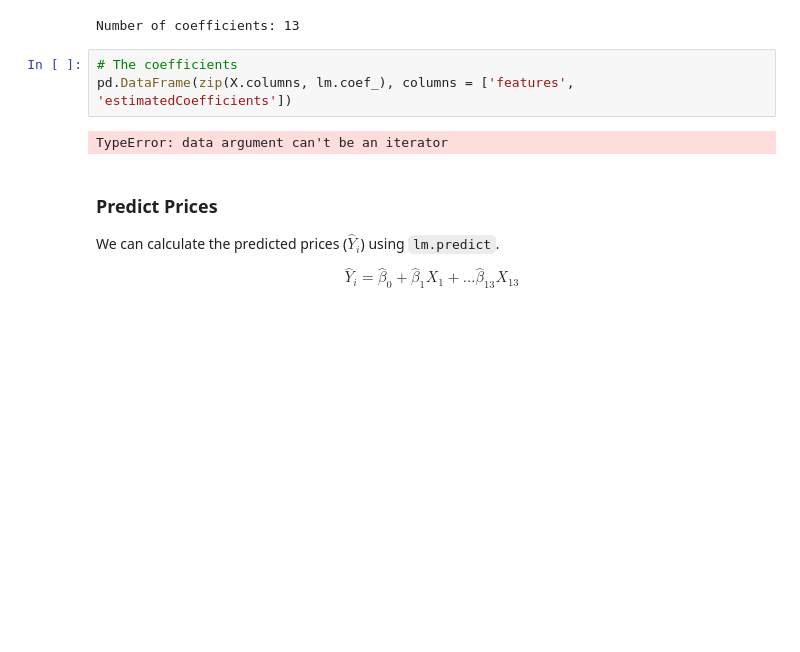
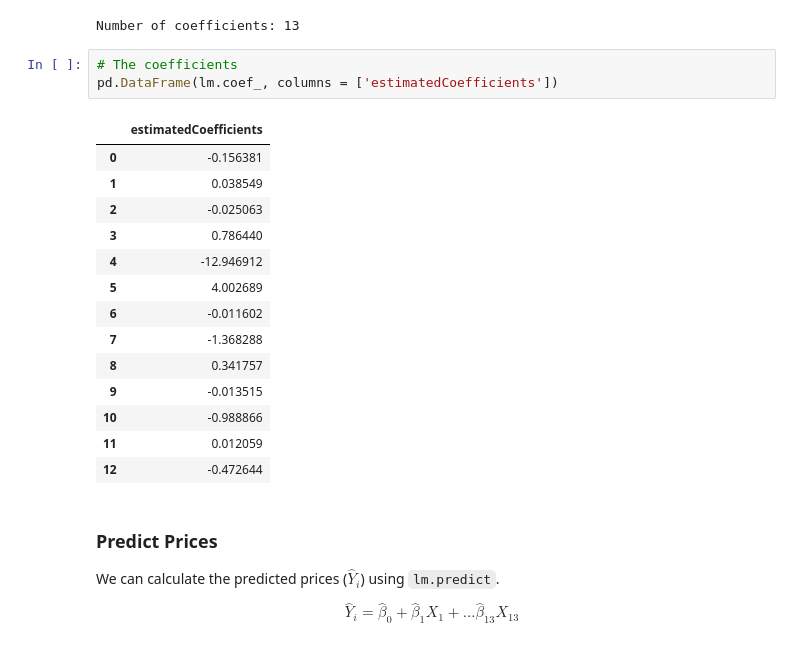
Before and after one commit to aecaruso/DataScienceIntensive, a Jupyter notebook: Mini_Project_Linear_Regression.ipynb, the cells around one changed output. Cells and saved outputs as stored; diff of their text form; blank space fills up the shorter version.

```diff
--- a/Mini_Project_Linear_Regression.ipynb
+++ b/Mini_Project_Linear_Regression.ipynb
@@ -490,9 +490,22 @@ print ('Number of coefficients:', len(lm.coef_))
 Number of coefficients: 13
 # %%
 # The coefficients
-pd.DataFrame(zip(X.columns, lm.coef_), columns = ['features', 'estimatedCoefficients'])
+pd.DataFrame(lm.coef_, columns = ['estimatedCoefficients'])
 # %% [output]
-TypeError: data argument can't be an iterator
+|  | estimatedCoefficients |
+| 0 | -0.156381 |
+| 1 | 0.038549 |
+| 2 | -0.025063 |
+| 3 | 0.786440 |
+| 4 | -12.946912 |
+| 5 | 4.002689 |
+| 6 | -0.011602 |
+| 7 | -1.368288 |
+| 8 | 0.341757 |
+| 9 | -0.013515 |
+| 10 | -0.988866 |
+| 11 | 0.012059 |
+| 12 | -0.472644 |
 # %% [markdown]
 ### Predict Prices
 
```
Also changed, not shown: parts of 12 cells of this notebook.
